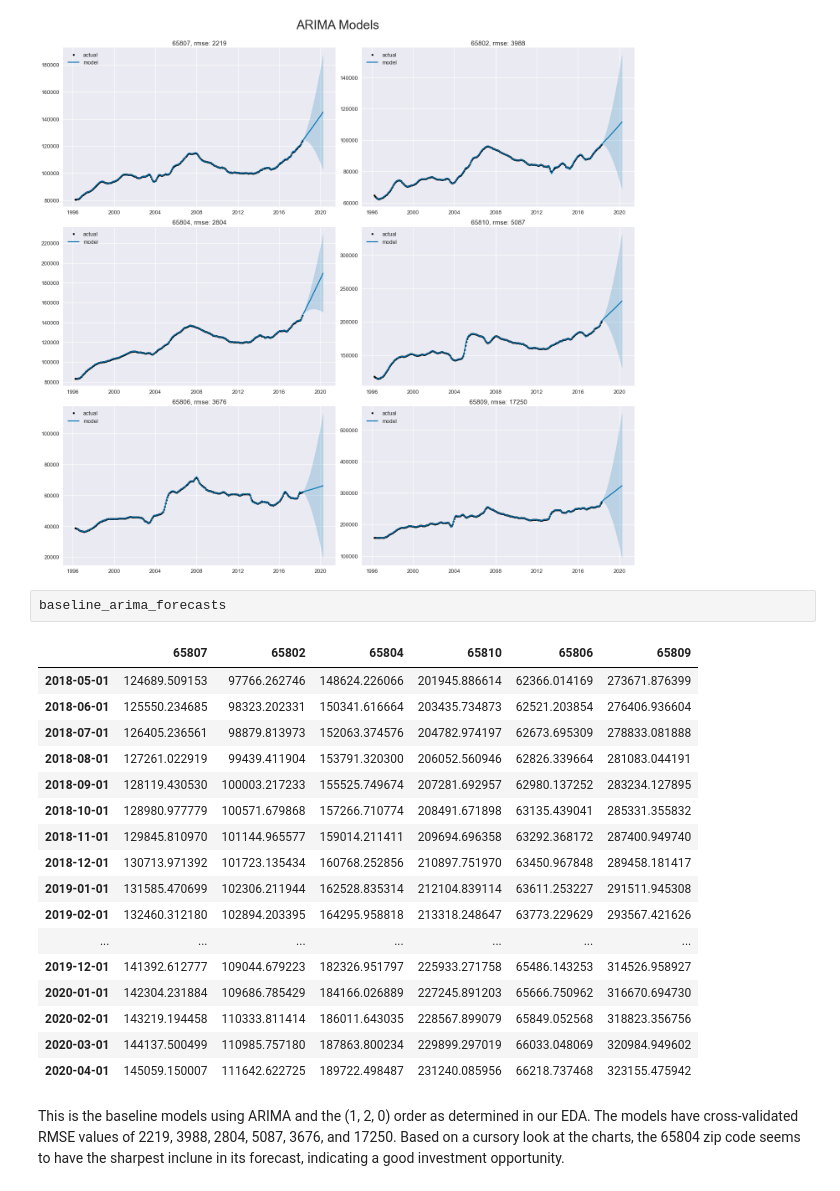
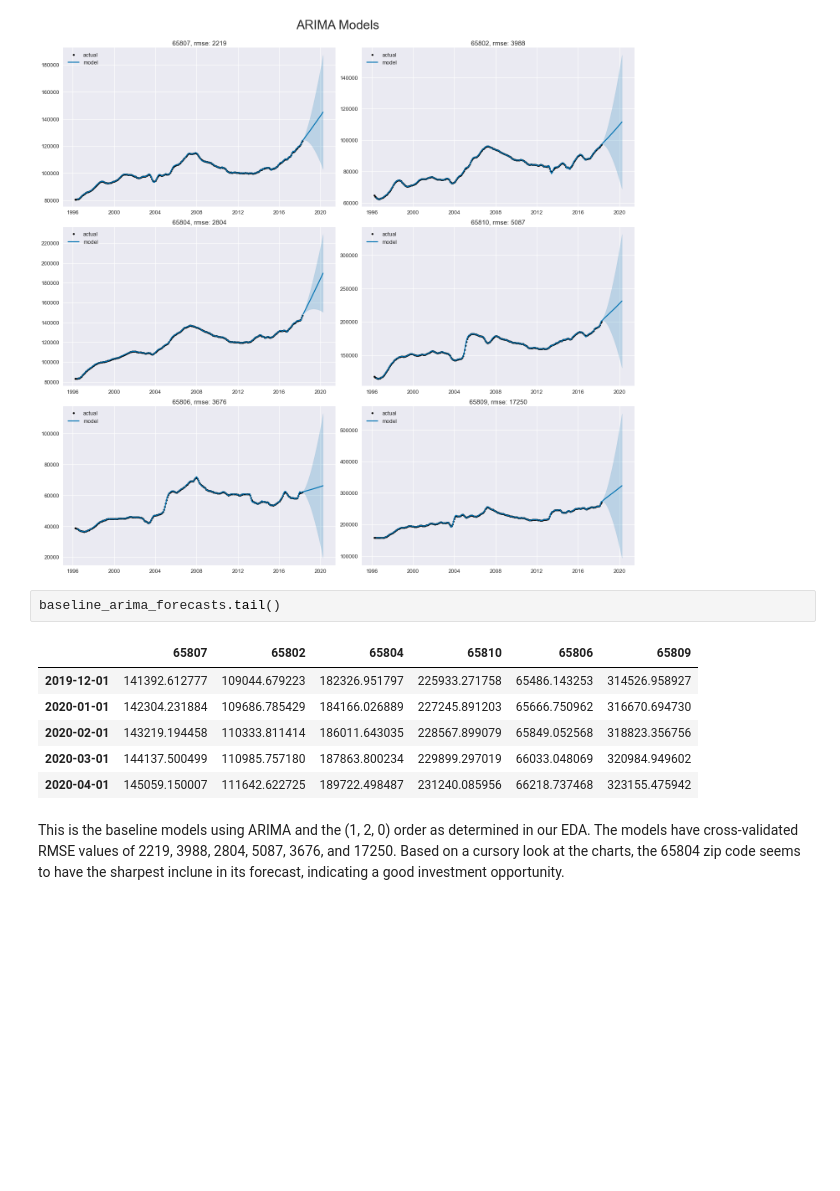
Before and after one commit to tjkim614/springfield_housing_analysis, a Jupyter notebook: 2-Modeling.ipynb, the cells around one changed output. Saved outputs shown, nothing was run; the diff lists cells and outputs as text; blank space fills up the shorter version.

```diff
--- a/2-Modeling.ipynb
+++ b/2-Modeling.ipynb
@@ -42,20 +49,9 @@ baseline_arima_forecasts = arima_analyze(springfield, (1,2,0), filename='arima-b
 # %% [output]
 [figure]
 # %%
-baseline_arima_forecasts
+baseline_arima_forecasts.tail()
 # %% [output]
 |  | 65807 | 65802 | 65804 | 65810 | 65806 | 65809 |
-| 2018-05-01 | 124689.509153 | 97766.262746 | 148624.226066 | 201945.886614 | 62366.014169 | 273671.876399 |
-| 2018-06-01 | 125550.234685 | 98323.202331 | 150341.616664 | 203435.734873 | 62521.203854 | 276406.936604 |
-| 2018-07-01 | 126405.236561 | 98879.813973 | 152063.374576 | 204782.974197 | 62673.695309 | 278833.081888 |
-| 2018-08-01 | 127261.022919 | 99439.411904 | 153791.320300 | 206052.560946 | 62826.339664 | 281083.044191 |
-| 2018-09-01 | 128119.430530 | 100003.217233 | 155525.749674 | 207281.692957 | 62980.137252 | 283234.127895 |
-| 2018-10-01 | 128980.977779 | 100571.679868 | 157266.710774 | 208491.671898 | 63135.439041 | 285331.355832 |
-| 2018-11-01 | 129845.810970 | 101144.965577 | 159014.211411 | 209694.696358 | 63292.368172 | 287400.949740 |
-| 2018-12-01 | 130713.971392 | 101723.135434 | 160768.252856 | 210897.751970 | 63450.967848 | 289458.181417 |
-| 2019-01-01 | 131585.470699 | 102306.211944 | 162528.835314 | 212104.839114 | 63611.253227 | 291511.945308 |
-| 2019-02-01 | 132460.312180 | 102894.203395 | 164295.958818 | 213318.248647 | 63773.229629 | 293567.421626 |
-| ... | ... | ... | ... | ... | ... | ... |
 | 2019-12-01 | 141392.612777 | 109044.679223 | 182326.951797 | 225933.271758 | 65486.143253 | 314526.958927 |
 | 2020-01-01 | 142304.231884 | 109686.785429 | 184166.026889 | 227245.891203 | 65666.750962 | 316670.694730 |
 | 2020-02-01 | 143219.194458 | 110333.811414 | 186011.643035 | 228567.899079 | 65849.052568 | 318823.356756 |
```
Also changed, not shown: parts of 8 cells of this notebook, 4 other files.
